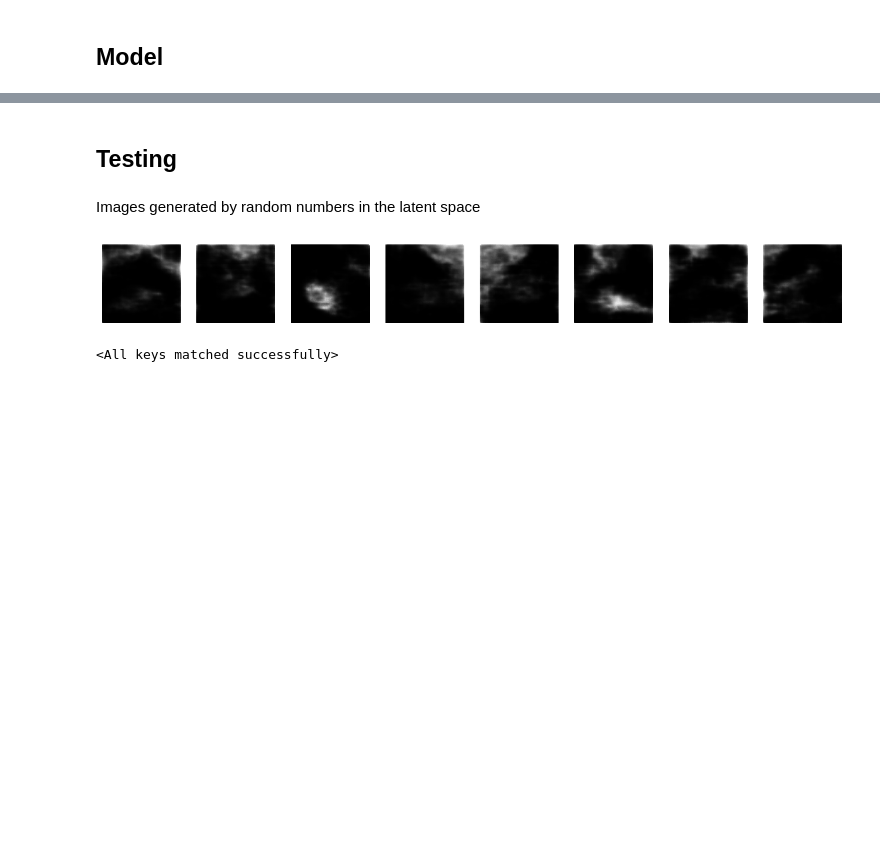
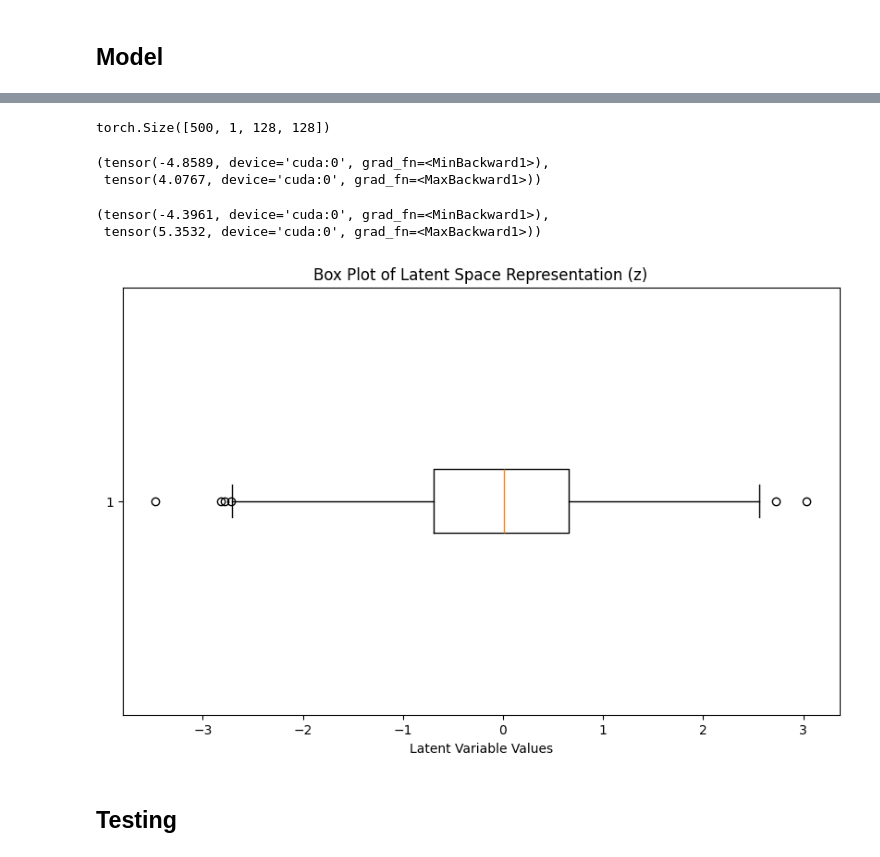
Before and after one commit to Mausoleoo/Detecting-Mammography-Anomalies-Using-VAE, a Jupyter notebook: Detecting_Anomalies.ipynb, the cells around one changed output, grey strips where cells are left out. Saved outputs shown, nothing was run; the diff lists cells and outputs as text; code cells hidden in the pictures; blank space fills up the shorter version.

```diff
--- a/Detecting_Anomalies.ipynb
+++ b/Detecting_Anomalies.ipynb
@@ -189,19 +160,0 @@ torch.save(vae.state_dict(), 'drive/MyDrive/VAE_Anomalies.pth')
-# %%
-for epoch in range(150, 250):
-    vae.train()
-    train_loss = 0
-    recon_loss = 0
-    kld_loss = 0
-    for batch_idx, x in enumerate(dataloader):
-        x = x.view(len(x), 1, img_size, img_size)
-        x = x.to(device)
-        optimizer.zero_grad()  # Zero the gradients
-        x_hat, mu, logvar = vae(x)  # Forward pass
-        loss, reconstruction_loss, KLD = vae.ELBO(x_hat, x, mu, logvar)  # Compute the loss
-        loss.backward()  # Backpropagation
-        train_loss += loss.item()
-        recon_loss += reconstruction_loss.item()
-        kld_loss += KLD.item()
-        optimizer.step()  # Update the weights
-
-    print(f"Epoch [{epoch+1}/250] Avg loss: {train_loss/len(dataloader.dataset):.3f}, Avg Recon loss: {recon_loss/len(dataloader.dataset):.3f}, Avg KLD loss: {kld_loss/len(dataloader.dataset):.3f}")
@@ -228,25 +163,37 @@ torch.save(vae.state_dict(), 'drive/MyDrive/VAE_Anomalies.pth')
+# %%
+sample_test = 500
+df_test = df_train.sample(sample_test)
+dataset_test = CustomImageDataset(dataframe=df_test, image_dir=image_dir, transform=transform)
+dataloader_test = DataLoader(dataset_test, batch_size=sample_test)
+# %%
+dataiter_test = iter(dataloader_test)
+images_test = next(dataiter_test)
+images_test.shape
+# %% [output]
+torch.Size([500, 1, 128, 128])
+# %%
+x = images_test.view(sample_test, 1, img_size, img_size)
+x = x.to(device)
+x = vae.Encode(x)
+mu, logvar = vae.Latent_Space(x)
+z = vae.Reparameterization(mu, logvar)
+# %%
+mu.min(), mu.max()
+# %% [output]
+(tensor(-4.8589, device='cuda:0', grad_fn=<MinBackward1>),
+ tensor(4.0767, device='cuda:0', grad_fn=<MaxBackward1>))
+# %%
+z.min(), z.max()
+# %% [output]
+(tensor(-4.3961, device='cuda:0', grad_fn=<MinBackward1>),
+ tensor(5.3532, device='cuda:0', grad_fn=<MaxBackward1>))
+# %%
+plt.figure(figsize=(10, 6))
+plt.boxplot(z[1].cpu().detach().numpy(), vert=False)
+plt.title('Box Plot of Latent Space Representation (z)')
+plt.xlabel('Latent Variable Values')
+plt.show()
+# %% [output]
+[figure, added]
 # %% [markdown]
 ## Testing
-# %% [markdown]
-Images generated by random numbers in the latent space
-# %%
-num_images = 8
-z = torch.randn(num_images, latent_dim).to(device)
-with torch.no_grad():
-    generated_images = vae.Decode(z)
-
-generated_images = generated_images.view(num_images, img_size, img_size)
-generated_images = generated_images.cpu()
-
-fig, axes = plt.subplots(1, num_images, figsize=(num_images * 2, 2))
-for i in range(num_images):
-    axes[i].imshow(generated_images[i], cmap='gray')
-    axes[i].axis('off')
-
-plt.show()
-# %% [output]
-[figure, removed]
-# %%
-vae.load_state_dict(torch.load('drive/MyDrive/VAE_Anomalies.pth'))
-# %% [output]
-<All keys matched successfully>
```
Also changed, not shown: parts of 35 cells of this notebook, 1 other file.
